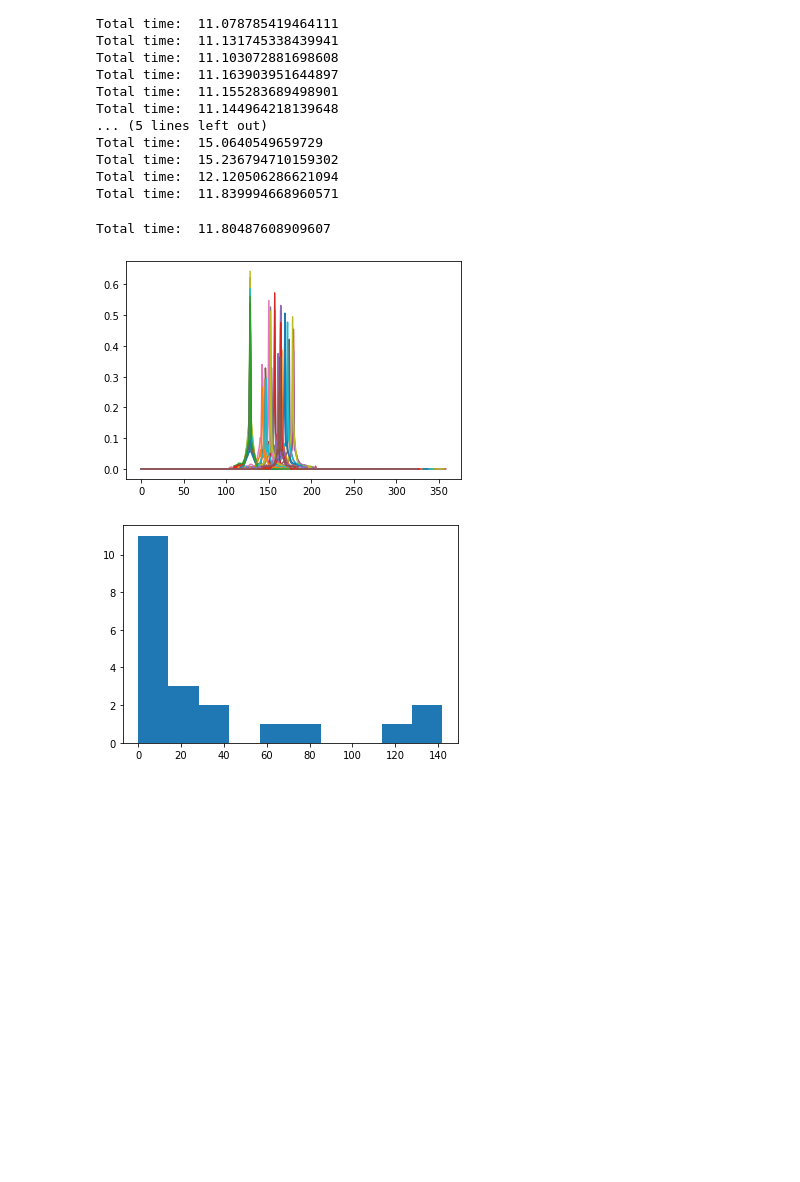
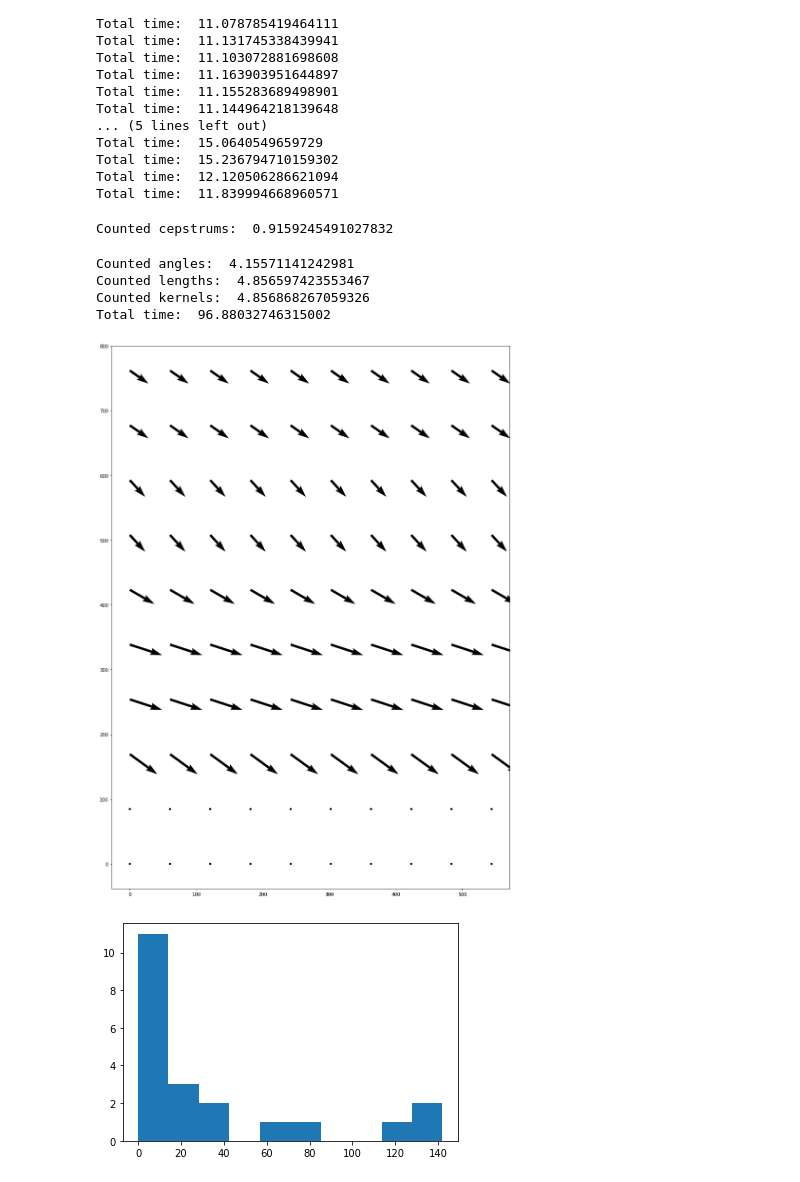
Before and after one commit to lePossum/DeblurGANv2, a Jupyter notebook: np_deconv copy.ipynb, the cells around one changed output. Drawn from its saved outputs; the diff is of its cells as text; code cells hidden in the pictures; blank space fills up the shorter version.

```diff
--- a/np_deconv copy.ipynb
+++ b/np_deconv copy.ipynb
@@ -460,14 +473,18 @@ Total time:  15.236794710159302
 Total time:  12.120506286621094
 Total time:  11.839994668960571
 # %%
-img = '/home/vados/Stuff/Images/results/march3_multi/blurred/img1_31938.png'
+img = '/home/vados/Stuff/Images/mb.jpg'
 img = plt.imread(img)
 tmp = []
 counter = 0
-c = Cepstrum(rgb2gray(img))
+c = Cepstrum(rgb2gray(img), batch_size=256, step=0.5)
 # %% [output]
-Total time:  11.80487608909607
+Counted cepstrums:  0.9159245491027832
+Counted angles:  4.15571141242981
+Counted lengths:  4.856597423553467
+Counted kernels:  4.856868267059326
+Total time:  96.88032746315002
-[figure, old version]
+[figure, new version]
 # %%
 new_params_processed = [(a[0], a[1] * 180 / math.pi) for a in new_params]
 new_params_processed = [(a[0], a[1] + 180 if a[1] < 0 else a[1]) for a in new_params_processed]
```
Also changed, not shown: parts of 2 cells of this notebook, 1 other file.
